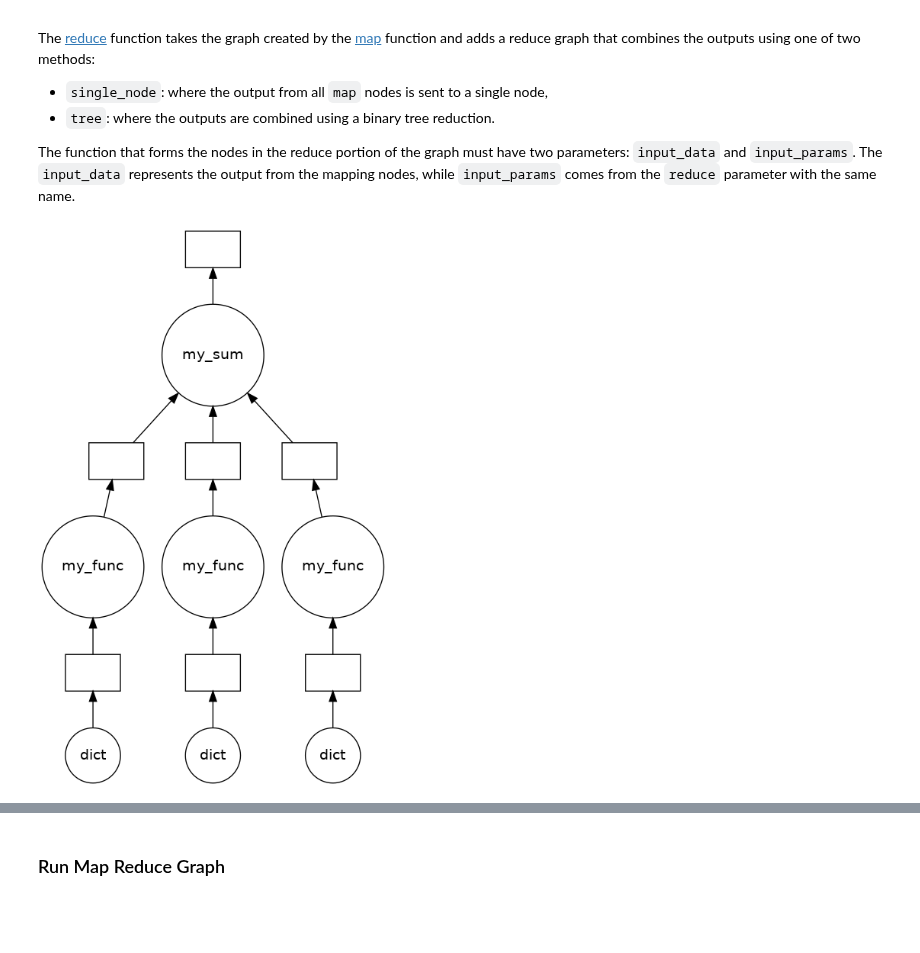
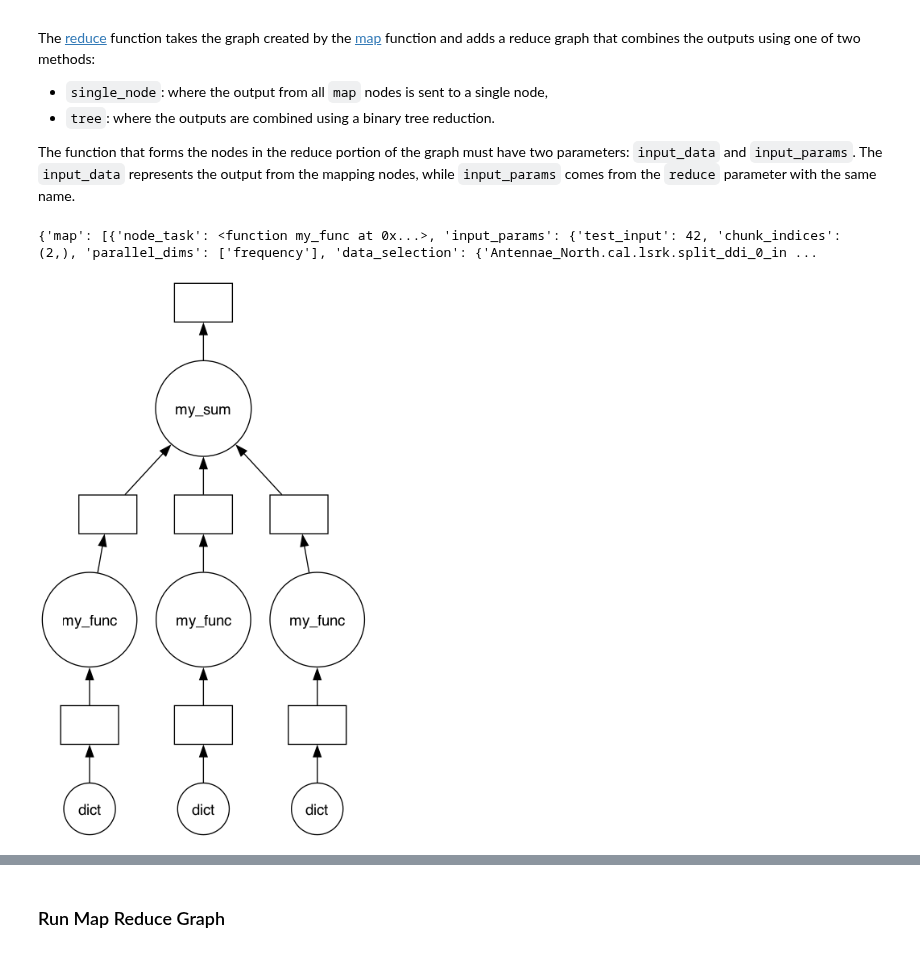
Before and after one commit to casangi/graphviper, a Jupyter notebook: docs/graph_building_tutorial.ipynb, the cells around one changed output, grey strips where cells are left out. Drawn from its saved outputs; the diff is of its cells as text; code cells hidden in the pictures; blank space fills up the shorter version.

```diff
--- a/docs/graph_building_tutorial.ipynb
+++ b/docs/graph_building_tutorial.ipynb
@@ -370,6 +330,7 @@ If local caching is enabled the following will also be included with the `input_
 - viper_local_dir
 # %%
 from graphviper.graph_tools.map import map
+from graphviper.graph_tools.generate_dask_workflow import generate_dask_workflow
 import dask
 from graphviper.utils.display import dict_to_html
 from IPython.display import display, HTML
@@ -385,12 +346,13 @@ def my_func(input_params):
 input_params = {}
 input_params["test_input"] = 42
 
-graph = map(
+viper_graph = map(
     input_data=ps,
     node_task_data_mapping=node_task_data_mapping,
     node_task=my_func,
     input_params=input_params,
 )
 
-dask.visualize(graph, filename="map_graph")
+dask_graph = generate_dask_workflow(viper_graph)
+dask.visualize(dask_graph, filename="map_graph")
 # %% [output]
@@ -419,22 +434,27 @@ The function that forms the nodes in the reduce portion of the graph must have t
 # %%
 # Single Node Reduce
 from graphviper.graph_tools import reduce
 import numpy as np
 
 
 def my_sum(graph_inputs, input_params):
     print(graph_inputs)
     return np.sum(graph_inputs / input_params["test_input"])
 
 
 input_params = {}
 input_params["test_input"] = 5
-graph_reduce = reduce(
-    graph, my_sum, input_params, mode="single_node"
+viper_graph_reduce = reduce(
+    viper_graph, my_sum, input_params, mode="single_node"
 )  # mode "tree","single_node"
-dask.visualize(graph_reduce)
+
+print(viper_graph_reduce)
+
+dask_graph_reduce = generate_dask_workflow(viper_graph_reduce)
+dask.visualize(dask_graph_reduce)
 # %% [output]
+{'map': [{'node_task': <function my_func at 0x...>, 'input_params': {'test_input': 42, 'chunk_indices': (2,), 'parallel_dims': ['frequency'], 'data_selection': {'Antennae_North.cal.lsrk.split_ddi_0_in ...
-[figure, old version]
+[figure, new version]
 # %%
 # Tree Reduce
 from graphviper.graph_tools import reduce
```
Also changed, not shown: parts of 22 cells of this notebook, 3 other files.
